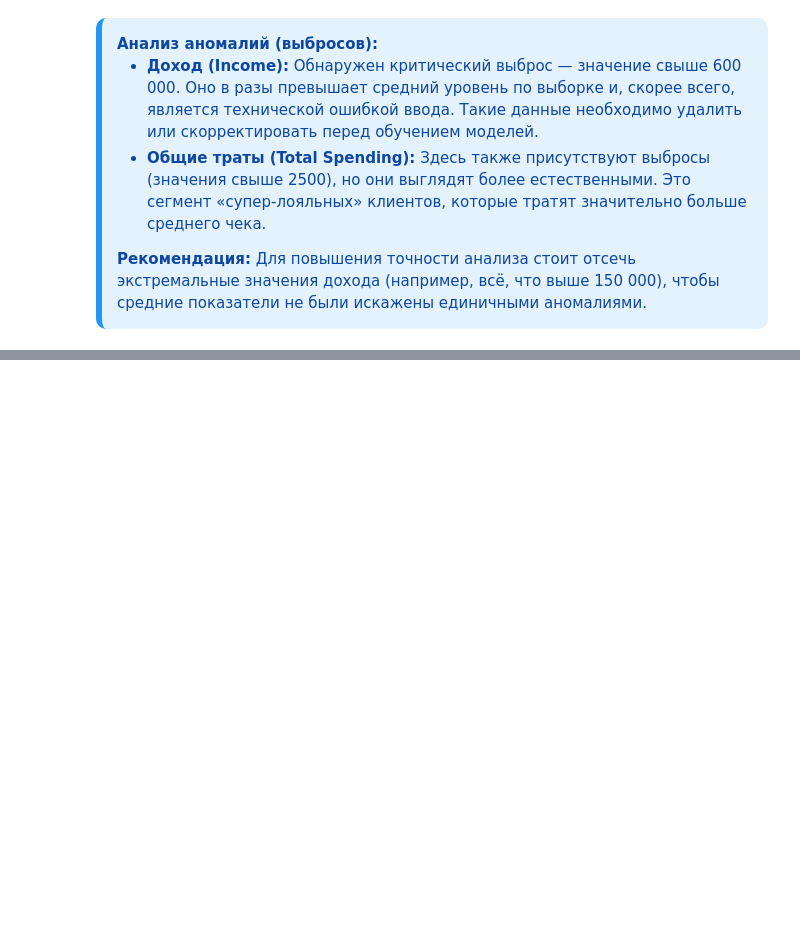
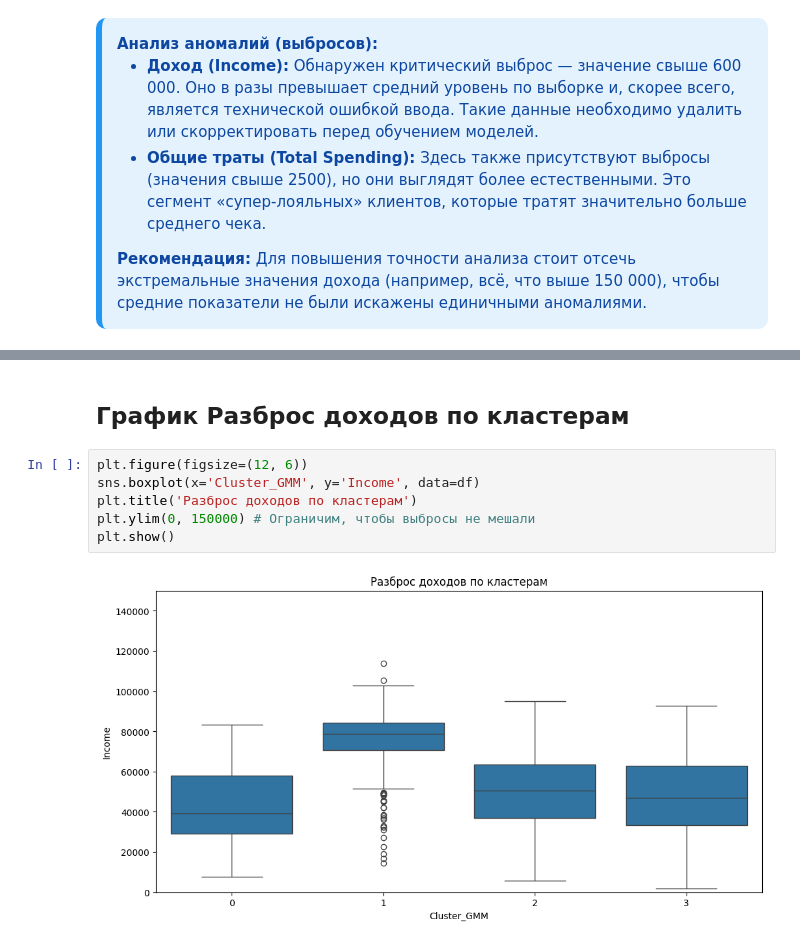
Before and after one commit to YaeKitsune13/MOIBD_coop_project, a Jupyter notebook: Customer_Personality_Analisis.ipynb, the cells around one changed output, grey strips where cells are left out. Saved outputs shown, nothing was run; the diff lists cells and outputs as text; blank space fills up the shorter version.

```diff
--- a/Customer_Personality_Analisis.ipynb
+++ b/Customer_Personality_Analisis.ipynb
@@ -864,0 +1026,10 @@ def count_outliers(series):
+# %% [markdown]
+## График Разброс доходов по кластерам
+# %%
+plt.figure(figsize=(12, 6))
+sns.boxplot(x='Cluster_GMM', y='Income', data=df)
+plt.title('Разброс доходов по кластерам')
+plt.ylim(0, 150000) # Ограничим, чтобы выбросы не мешали
+plt.show()
+# %% [output]
+[figure, added]
```
Also changed, not shown: parts of 44 cells of this notebook.
